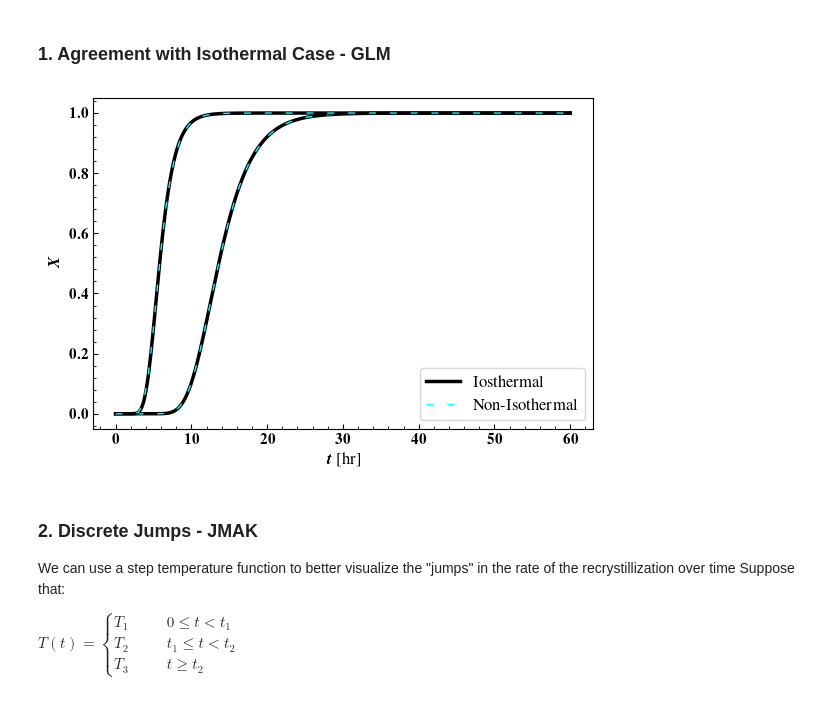
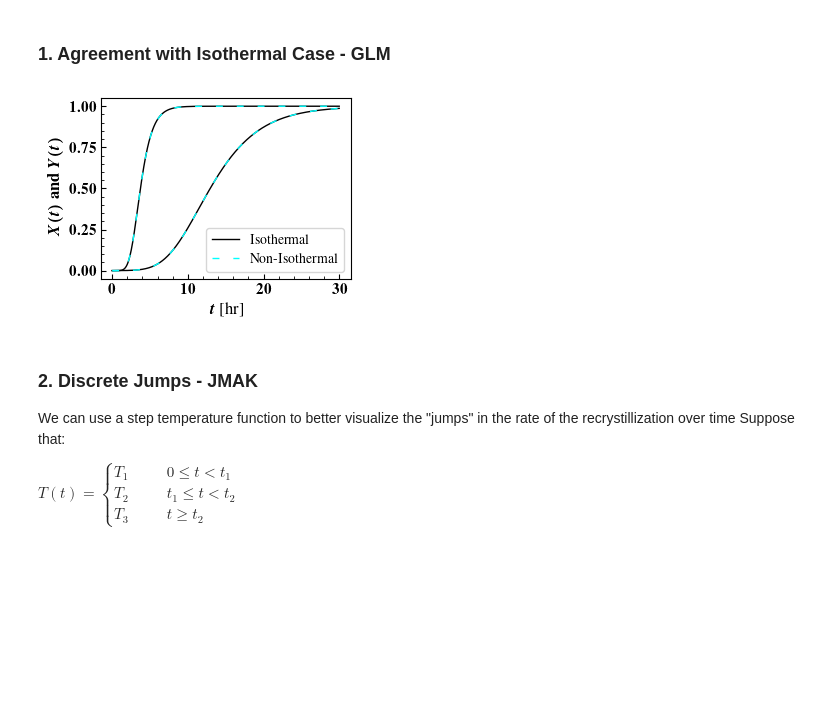
Before and after one commit to ml-ME-gatech/modeling_tungsten, a Jupyter notebook: recrystallization/non-isothermal_rx.ipynb, the cells around one changed output. Cells and saved outputs as stored; diff of their text form; code cells hidden in the pictures; blank space fills up the shorter version.

```diff
--- a/recrystallization/non-isothermal_rx.ipynb
+++ b/recrystallization/non-isothermal_rx.ipynb
@@ -265,26 +291,22 @@ We test the following:
 ### 1. Agreement with Isothermal Case - JMAK
 As seen below, both non-isothermal models are consistent with the isothermal model for constant temperature. This is the barest level of agreement we should expect.
 # %%
-t_eval = np.linspace(0,60*3600,100)
-t_func = np.linspace(0.,60*3600,1000)
+t_eval = np.linspace(0,30*3600,100)
+t_func = np.linspace(0.,30*3600,1000)
 
-with open('.model/JMAK_alfonso_data_hr_weighted.pkl','rb') as f:
-    jmak_model = pickle.load(f)
-
-fig,ax = plt.subplots(figsize = (5.75,4.))
+fig,ax = plt.subplots(figsize = (3.25,2.5))
 setup_axis_default(ax)
 
-for i,T in enumerate([1200,1250]):
+for i,T in enumerate([1300,1350]):
     T_iso = T + 273.15
-    Y = nonisothermal_jmak_rx_integration(t_eval, lambda x: T_iso, jmak_model)
+    Y = nonisothermal_jmak_rx_integration(t_eval, lambda x: T_iso, jmak_model_params)
     X = jmak_model.predict(np.array([t_func,T_iso*np.ones_like(t_func)]).T)
-    ax.plot(t_func/3600,X,label = 'Isothermal' if i == 0 else None,lw = 2.5,color = 'k',ls = '-')
-    ax.plot(t_eval/3600,Y,label = 'Non-Isothermal' if i == 0 else None,lw = 1,color = 'cyan',ls = '--',dashes = (5,10))
+    ax.plot(t_func/3600,X,label = r'\textbf{Isothermal}' if i == 0 else None,lw = 1.0,color = 'k',ls = '-')
+    ax.plot(t_eval/3600,Y,label = r'\textbf{Non-Isothermal}' if i == 0 else None,lw = 1,color = 'cyan',ls = '--',dashes = (5,10))
 
 ax.set_xlabel(r'\textbf{$t$ [hr]}',fontsize = 12)
-ax.set_ylabel(r'$X$ \textbf{and} $Y$',fontsize = 12)
+ax.set_ylabel(r'$X(t)$ \textbf{and} $Y(t)$',fontsize = 12)
 
-ax.legend(fontsize = 12)
+ax.legend(fontsize = 10)
 fig.tight_layout()
-fig.savefig('.temp_images/jmak_anisothermal_valid.svg')
 # %% [output]
@@ -292,29 +314,27 @@ fig.savefig('.temp_images/jmak_anisothermal_valid.svg')
 # %% [markdown]
 ### 1. Agreement with Isothermal Case - GLM
 # %%
-t_eval = np.linspace(0,60*3600,100)
-t_func = np.linspace(0.,60*3600,1000)
+t_eval = np.linspace(0,30*3600,100)
+t_func = np.linspace(0.,30*3600,1000)
 
-with open('.model/Generalized Logistic_alfonso_data_hr_weighted.pkl','rb') as f:
-    glm_model = pickle.load(f)
 
-fig,ax = plt.subplots(figsize = (5.75,4.))
+fig,ax = plt.subplots(figsize = (3.25,2.5))
 setup_axis_default(ax)
-for i,T in enumerate([1200,1250]):
+
+for i,T in enumerate([1300,1350]):
     T_iso = T + 273.15
-    Y = nonisothermal_glm_rx_integration2(t_eval, lambda x: T_iso, glm_model)
-    X = glm_model.predict(np.array([t_func,T_iso*np.ones_like(t_func)]).T)
-    ax.plot(t_func/3600,X,label = 'Iosthermal' if i == 0 else None,lw = 2.5,color = 'k',ls = '-')
+    Y = nonisothermal_glm_rx_integration(t_eval, lambda x: T_iso, gl_model_params)
+    X = gl_model.predict(np.array([t_func,T_iso*np.ones_like(t_func)]).T)
+    ax.plot(t_func/3600,X,label = 'Isothermal' if i == 0 else None,lw = 1.0,color = 'k',ls = '-')
     ax.plot(t_eval/3600,Y,label = 'Non-Isothermal' if i == 0 else None,lw = 1,color = 'cyan',ls = '--',dashes = (5,10))
 
 ax.set_xlabel('$t$ [hr]',fontsize = 12)
-ax.set_ylabel('$X$',fontsize = 12)
+ax.set_ylabel(r'$X(t)$ \textbf{and} $Y(t)$',fontsize = 12)
 
-ax.legend(fontsize = 12)
+ax.legend(fontsize = 10)
 fig.tight_layout()
-fig.savefig('.temp_images/glm_anisothermal_valid.svg')
 # %% [output]
-[figure, old version]
+[figure, new version]
 # %% [markdown]
 ### 2. Discrete Jumps - JMAK
 
```
Also changed, not shown: parts of 8 cells of this notebook, 22 other files.
